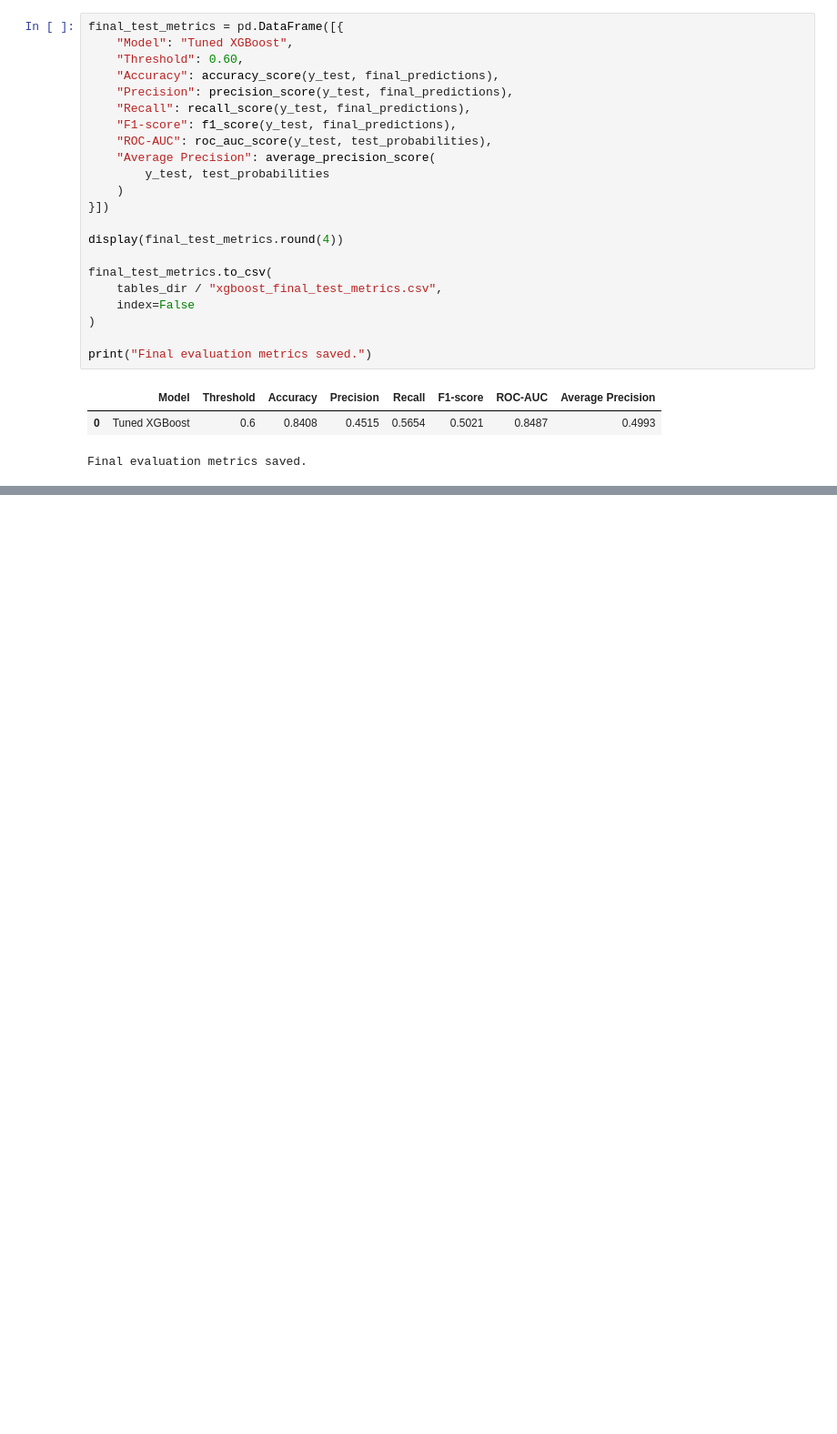
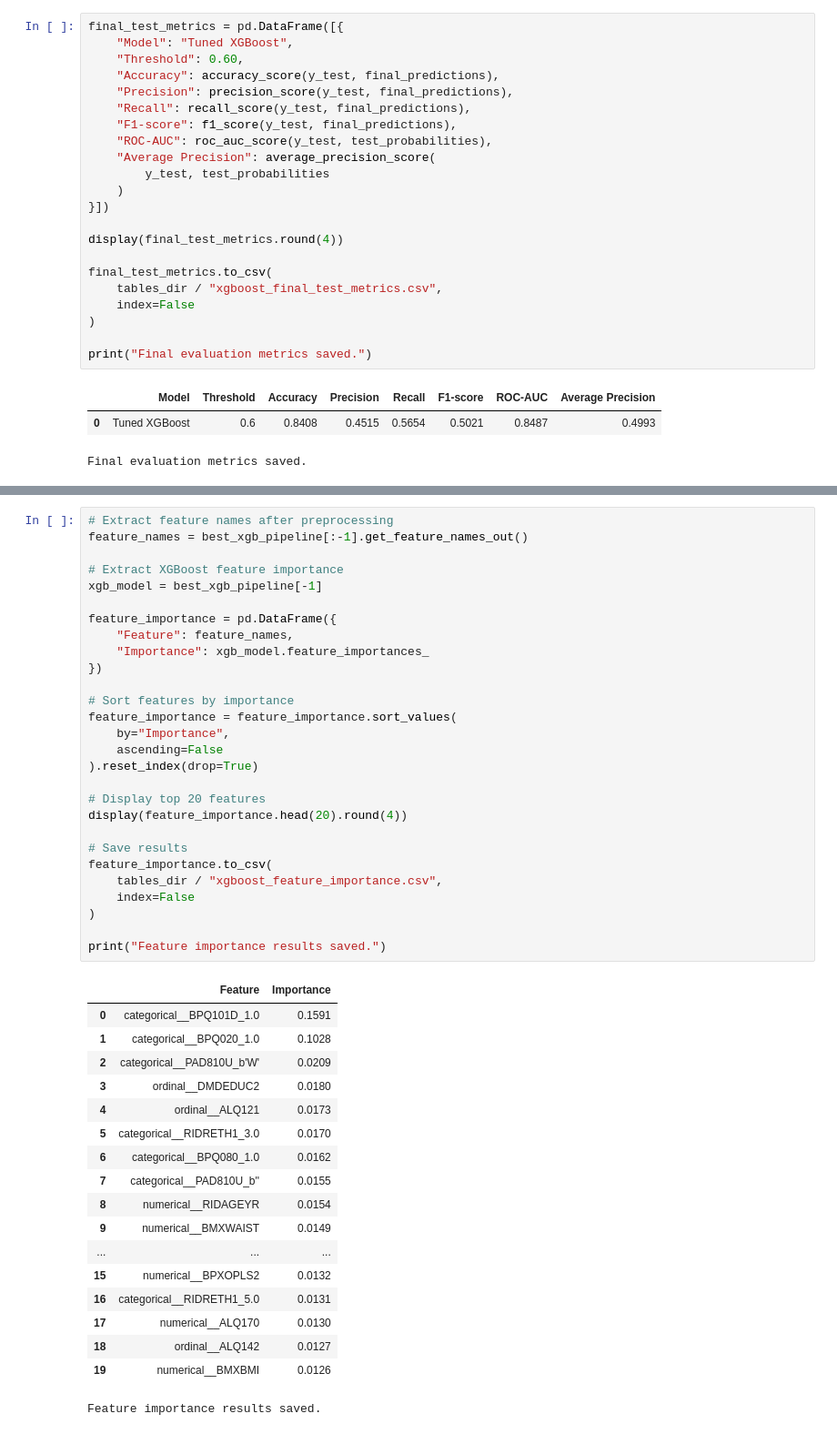
Before and after one commit to iamajaygaur/NHANES-Diabetes-Prediction, a Jupyter notebook: notebooks/CSCI6970_02_Data_Cleaning.ipynb, the cells around one changed output, grey strips where cells are left out. Shown at 91% size. Drawn from its saved outputs; the diff is of its cells as text; blank space fills up the shorter version.

```diff
--- a/notebooks/CSCI6970_02_Data_Cleaning.ipynb
+++ b/notebooks/CSCI6970_02_Data_Cleaning.ipynb
@@ -14525,0 +14530,47 @@ Final evaluation metrics saved.
+# %%
+# Extract feature names after preprocessing
+feature_names = best_xgb_pipeline[:-1].get_feature_names_out()
+
+# Extract XGBoost feature importance
+xgb_model = best_xgb_pipeline[-1]
+
+feature_importance = pd.DataFrame({
+    "Feature": feature_names,
+    "Importance": xgb_model.feature_importances_
+})
+
+# Sort features by importance
+feature_importance = feature_importance.sort_values(
+    by="Importance",
+    ascending=False
+).reset_index(drop=True)
+
+# Display top 20 features
+display(feature_importance.head(20).round(4))
+
+# Save results
+feature_importance.to_csv(
+    tables_dir / "xgboost_feature_importance.csv",
+    index=False
+)
+
+print("Feature importance results saved.")
+# %% [output]
+|  | Feature | Importance |
+| 0 | categorical__BPQ101D_1.0 | 0.1591 |
+| 1 | categorical__BPQ020_1.0 | 0.1028 |
+| 2 | categorical__PAD810U_b'W' | 0.0209 |
+| 3 | ordinal__DMDEDUC2 | 0.0180 |
+| 4 | ordinal__ALQ121 | 0.0173 |
+| 5 | categorical__RIDRETH1_3.0 | 0.0170 |
+| 6 | categorical__BPQ080_1.0 | 0.0162 |
+| 7 | categorical__PAD810U_b'' | 0.0155 |
+| 8 | numerical__RIDAGEYR | 0.0154 |
+| 9 | numerical__BMXWAIST | 0.0149 |
+| ... | ... | ... |
+| 15 | numerical__BPXOPLS2 | 0.0132 |
+| 16 | categorical__RIDRETH1_5.0 | 0.0131 |
+| 17 | numerical__ALQ170 | 0.0130 |
+| 18 | ordinal__ALQ142 | 0.0127 |
+| 19 | numerical__BMXBMI | 0.0126 |
+Feature importance results saved.
```
Also changed, not shown: parts of 25 cells of this notebook, 10 other files.
